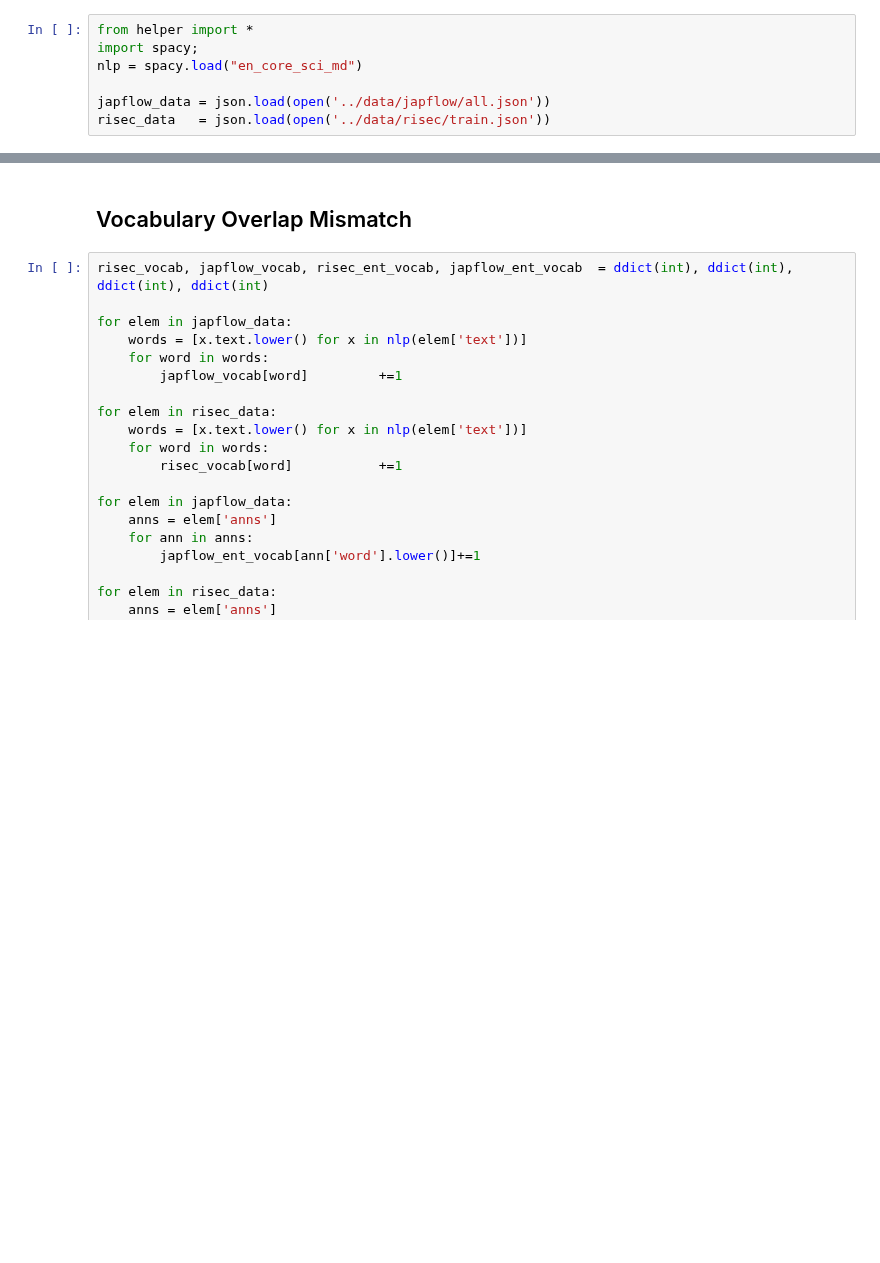
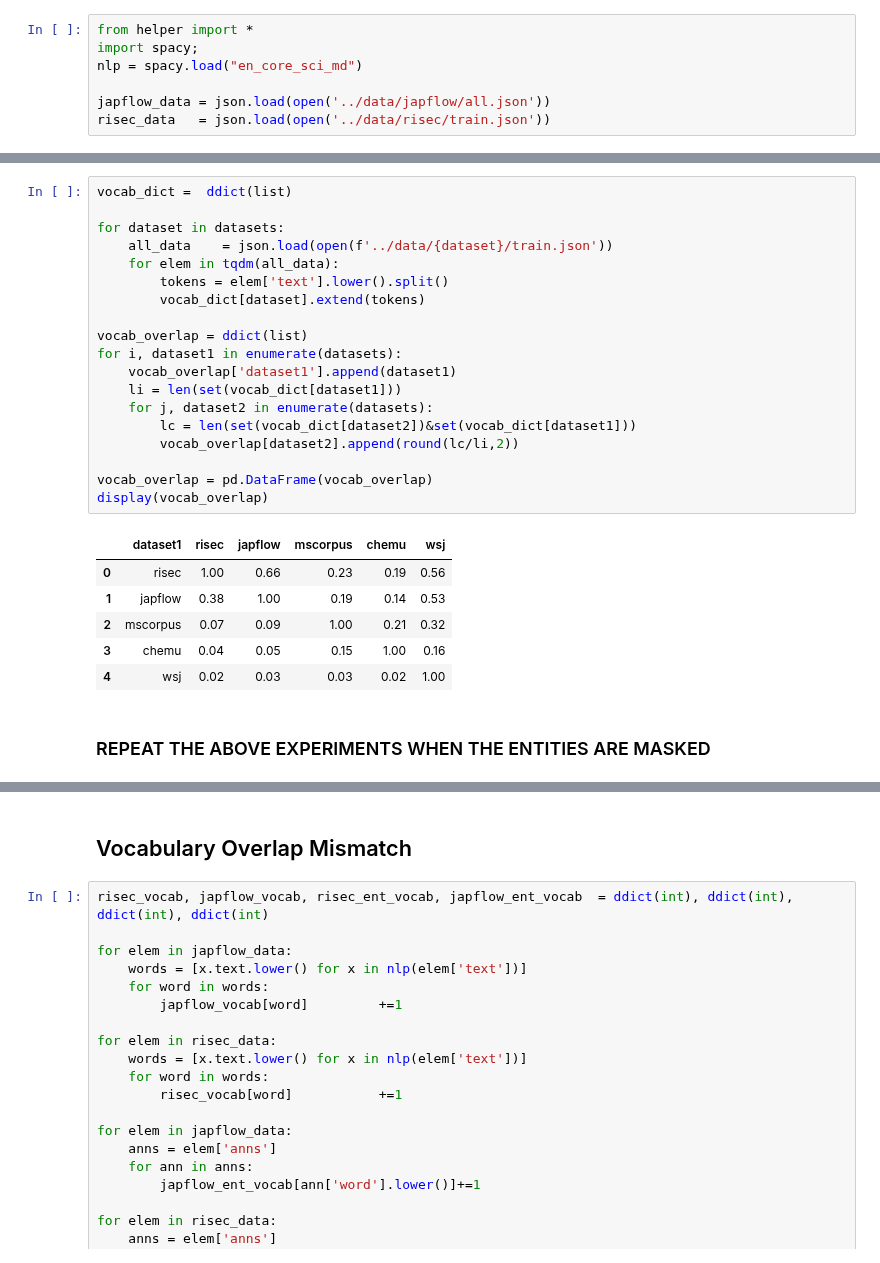
Before and after one commit to ShoRit/flow_graphs, a Jupyter notebook: code/error_analysis.ipynb, the cells around one changed output, grey strips where cells are left out. Drawn from its saved outputs; the diff is of its cells as text; blank space fills up the shorter version.

```diff
--- a/code/error_analysis.ipynb
+++ b/code/error_analysis.ipynb
@@ -7,0 +132,28 @@ risec_data   = json.load(open('../data/risec/train.json'))
+# %%
+vocab_dict =  ddict(list)
+
+for dataset in datasets:
+    all_data    = json.load(open(f'../data/{dataset}/train.json'))
+    for elem in tqdm(all_data):
+        tokens = elem['text'].lower().split()
+        vocab_dict[dataset].extend(tokens)
+
+vocab_overlap = ddict(list)
+for i, dataset1 in enumerate(datasets):
+    vocab_overlap['dataset1'].append(dataset1)
+    li = len(set(vocab_dict[dataset1]))
+    for j, dataset2 in enumerate(datasets):
+        lc = len(set(vocab_dict[dataset2])&set(vocab_dict[dataset1]))
+        vocab_overlap[dataset2].append(round(lc/li,2))
+
+vocab_overlap = pd.DataFrame(vocab_overlap)
+display(vocab_overlap)
+# %% [output]
+|  | dataset1 | risec | japflow | mscorpus | chemu | wsj |
+| 0 | risec | 1.00 | 0.66 | 0.23 | 0.19 | 0.56 |
+| 1 | japflow | 0.38 | 1.00 | 0.19 | 0.14 | 0.53 |
+| 2 | mscorpus | 0.07 | 0.09 | 1.00 | 0.21 | 0.32 |
+| 3 | chemu | 0.04 | 0.05 | 0.15 | 1.00 | 0.16 |
+| 4 | wsj | 0.02 | 0.03 | 0.03 | 0.02 | 1.00 |
+# %% [markdown]
+### REPEAT THE ABOVE EXPERIMENTS WHEN THE ENTITIES ARE MASKED
```
Also changed, not shown: parts of 31 cells of this notebook, 9 other files.
